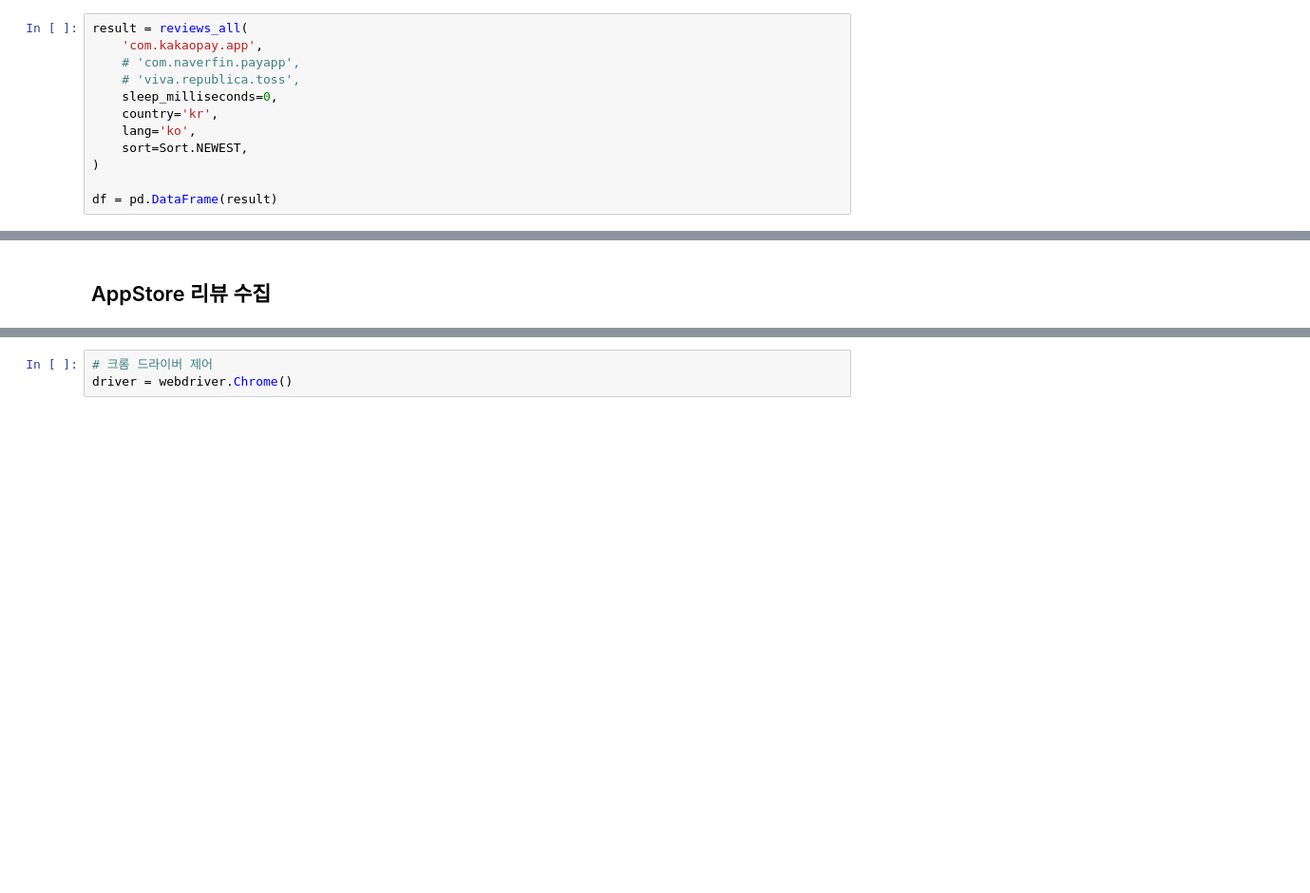
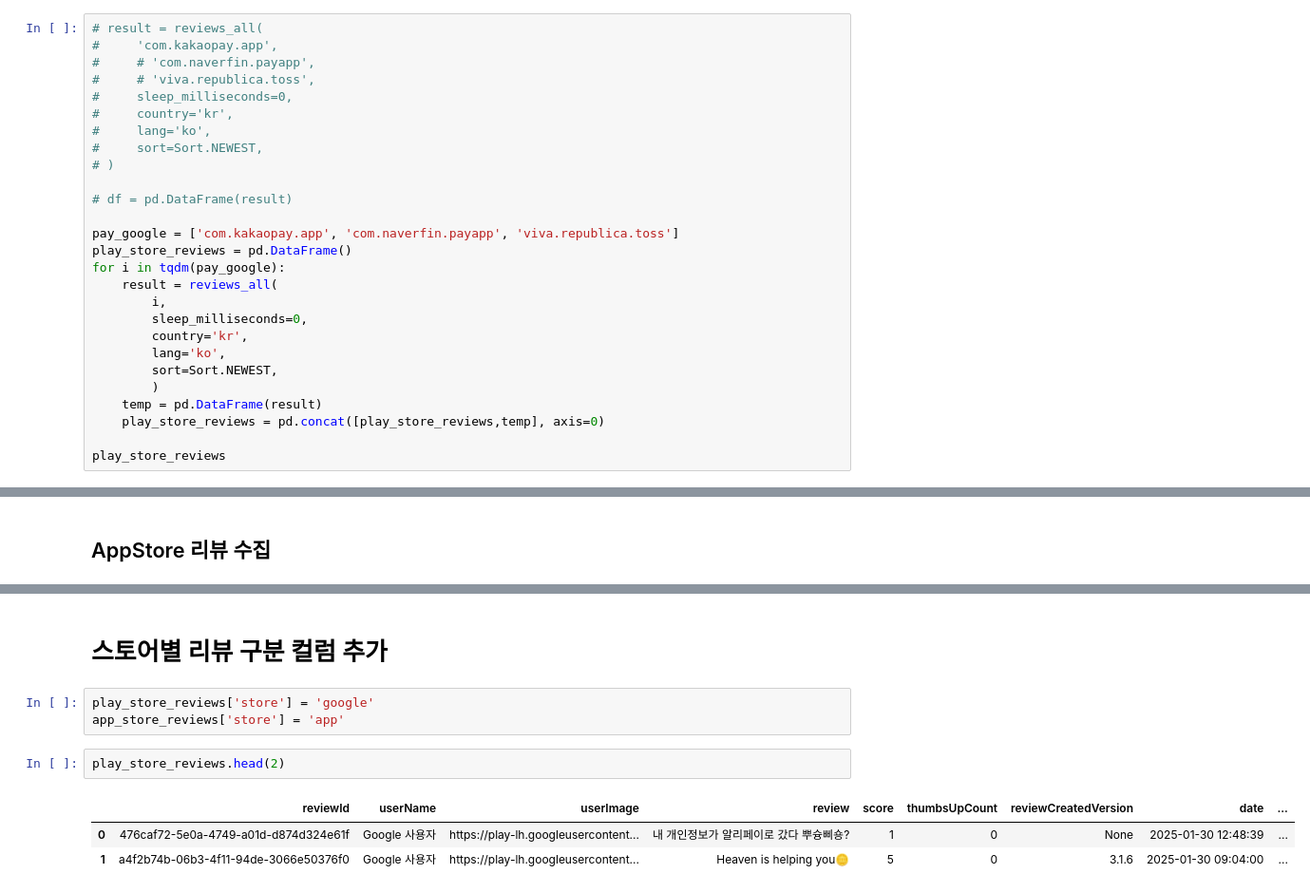
Before and after one commit to ChamiKim/Pay-App-Viz, a Jupyter notebook: 1. Data Crawling.ipynb, the cells around one changed output, grey strips where cells are left out. Shown at 95% size. Saved outputs shown, nothing was run; the diff lists cells and outputs as text; blank space fills up the shorter version.

```diff
--- a/1. Data Crawling.ipynb
+++ b/1. Data Crawling.ipynb
@@ -23,14 +23,29 @@ start_date = datetime(2024, 1, 1)
 # %%
 from google_play_scraper import Sort, reviews_all
 # %%
-result = reviews_all(
-    'com.kakaopay.app',
-    # 'com.naverfin.payapp',
-    # 'viva.republica.toss',
-    sleep_milliseconds=0,
-    country='kr',
-    lang='ko',
-    sort=Sort.NEWEST,
-)
+# result = reviews_all(
+#     'com.kakaopay.app',
+#     # 'com.naverfin.payapp',
+#     # 'viva.republica.toss',
+#     sleep_milliseconds=0,
+#     country='kr',
+#     lang='ko',
+#     sort=Sort.NEWEST,
+# )
 
-df = pd.DataFrame(result)
+# df = pd.DataFrame(result)
+
+pay_google = ['com.kakaopay.app', 'com.naverfin.payapp', 'viva.republica.toss']
+play_store_reviews = pd.DataFrame()
+for i in tqdm(pay_google):
+    result = reviews_all(
+        i,
+        sleep_milliseconds=0,
+        country='kr',
+        lang='ko',
+        sort=Sort.NEWEST,
+        )
+    temp = pd.DataFrame(result)
+    play_store_reviews = pd.concat([play_store_reviews,temp], axis=0)
+
+play_store_reviews
@@ -96,3 +119,11 @@ app_store_reviews
-# %%
-# 크롬 드라이버 제어
-driver = webdriver.Chrome()
+# %% [markdown]
+# 스토어별 리뷰 구분 컬럼 추가
+# %%
+play_store_reviews['store'] = 'google'
+app_store_reviews['store'] = 'app'
+# %%
+play_store_reviews.head(2)
+# %% [output]
+|  | reviewId | userName | userImage | review | score | thumbsUpCount | reviewCreatedVersion | date | ... |
+| 0 | 476caf72-5e0a-4749-a01d-d874d324e61f | Google 사용자 | https://play-lh.googleusercontent... | 내 개인정보가 알리페이로 갔다 뿌슝삐숑? | 1 | 0 | None | 2025-01-30 12:48:39 | ... |
+| 1 | a4f2b74b-06b3-4f11-94de-3066e50376f0 | Google 사용자 | https://play-lh.googleusercontent... | Heaven is helping you🪙 | 5 | 0 | 3.1.6 | 2025-01-30 09:04:00 | ... |
```
Also changed, not shown: parts of 7 cells of this notebook.
